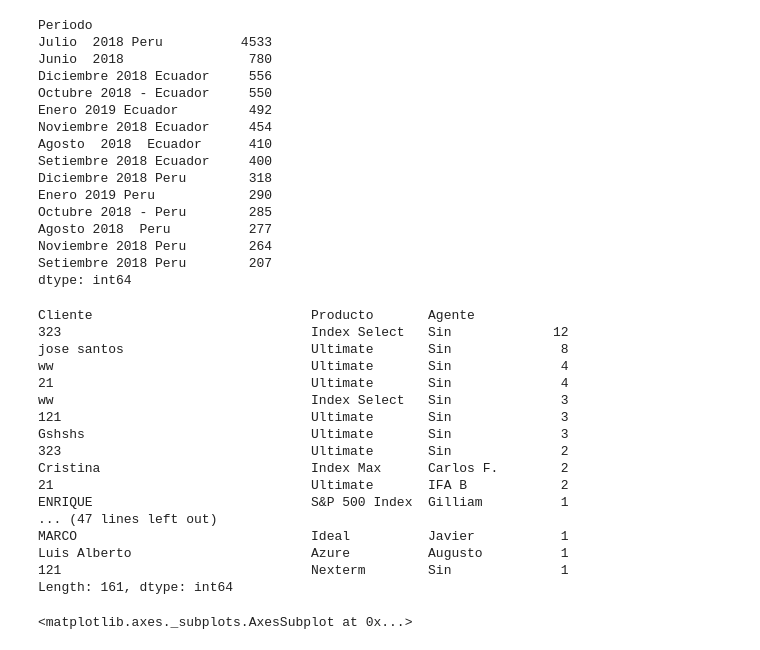
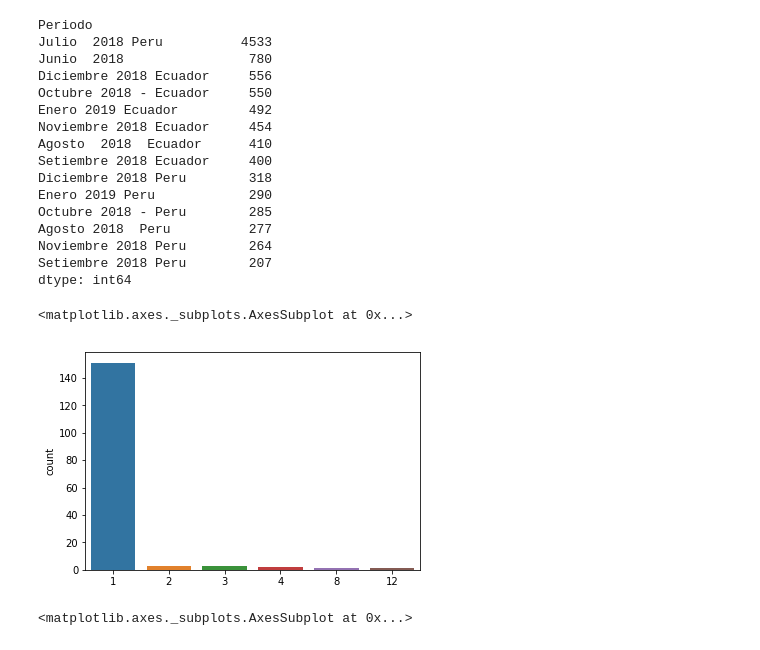
Before and after one commit to joelunmsm2003/pegasus1, a Jupyter notebook: DEV CAPITAL.ipynb, the cells around one changed output. Saved outputs shown, nothing was run; the diff lists cells and outputs as text; code cells hidden in the pictures.

```diff
--- a/DEV CAPITAL.ipynb
+++ b/DEV CAPITAL.ipynb
@@ -37,26 +37,11 @@ dtype: int64
 
 
 df1=df[(df['Periodo'].isnull()) & (df['Valido']==True) ].groupby(['Cliente','Producto','Agente']).size().sort_values(ascending=False)
-# %%
-df1
-# %% [output]
-Cliente                            Producto       Agente
-323                                Index Select   Sin             12
-jose santos                        Ultimate       Sin              8
-ww                                 Ultimate       Sin              4
-21                                 Ultimate       Sin              4
-ww                                 Index Select   Sin              3
-121                                Ultimate       Sin              3
-Gshshs                             Ultimate       Sin              3
-323                                Ultimate       Sin              2
-Cristina                           Index Max      Carlos F.        2
-21                                 Ultimate       IFA B            2
-ENRIQUE                            S&P 500 Index  Gilliam          1
-... (47 lines left out)
-MARCO                              Ideal          Javier           1
-Luis Alberto                       Azure          Augusto          1
-121                                Nexterm        Sin              1
-Length: 161, dtype: int64
+# %%
+sns.countplot(df1)
+# %% [output]
+<matplotlib.axes._subplots.AxesSubplot at 0x...>
+[figure, added]
 # %%
 fig, ax = plt.subplots(figsize=(15,7))
 df1.plot(ax=ax)
```
Also changed, not shown: 3 other files.
